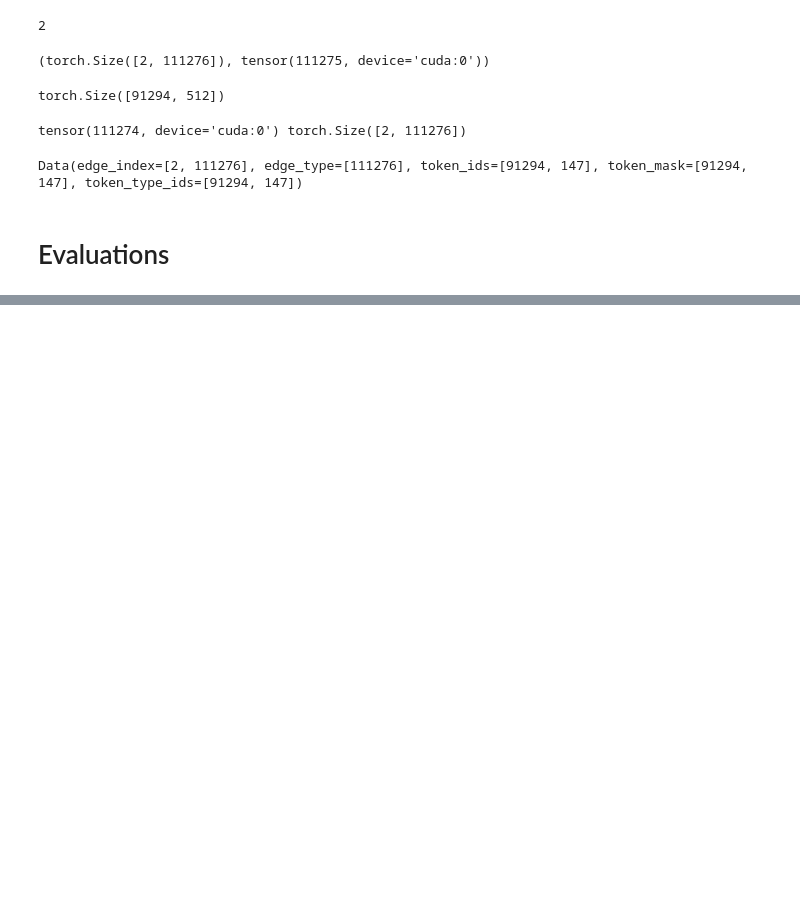
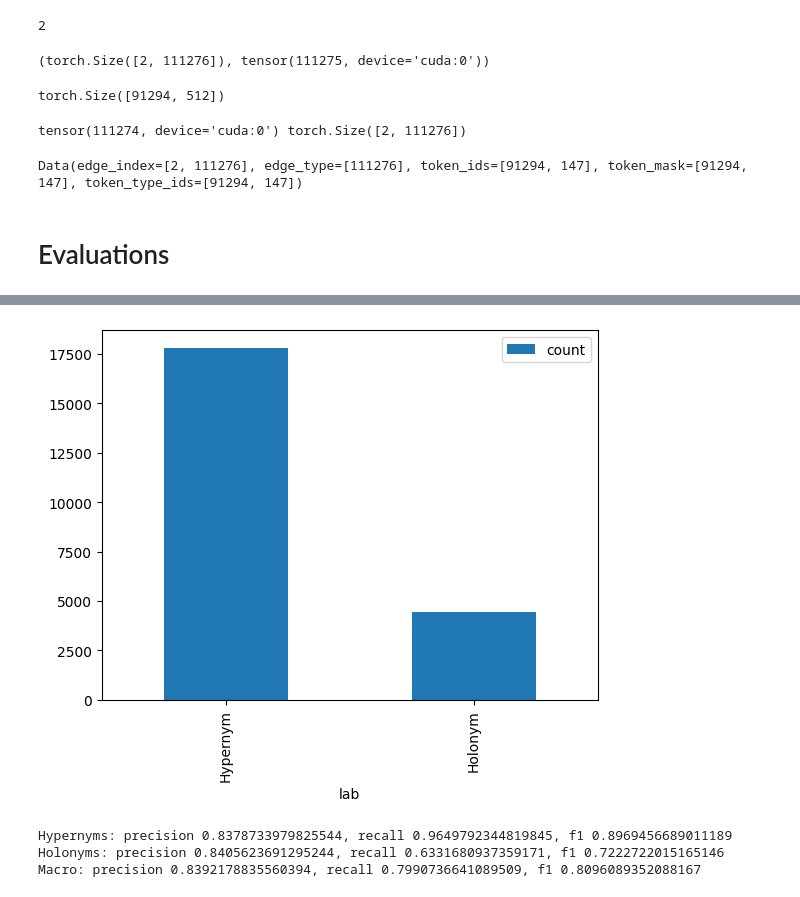
Before and after one commit to jpelayx/nlp, a Jupyter notebook: model.ipynb, the cells around one changed output, grey strips where cells are left out. Drawn from its saved outputs; the diff is of its cells as text; code cells hidden in the pictures; blank space fills up the shorter version.

```diff
--- a/model.ipynb
+++ b/model.ipynb
@@ -284,0 +267,30 @@ train
+# %%
+class_distribution = pd.DataFrame({'lab':['Hypernym', 'Holonym'],
+                                   'count': [(res['y_true']==1).sum(), (res['y_true']==2).sum()]})
+class_distribution.plot.bar(x='lab', y='count')
+plt.show()
+# %% [output]
+[figure, added]
+# %%
+def precision_recall_f1(res, label):
+    y_true = res['y_true']==label
+    pred = res['y_pred']==label
+    precision = precision_score(y_true, pred)
+    recall = recall_score(y_true, pred)
+    f1 = f1_score(y_true, pred)
+    return precision, recall, f1
+
+p, r, f1 = precision_recall_f1(res, 1)
+print(f'Hypernyms: precision {p}, recall {r}, f1 {f1}')
+
+p, r, f1 = precision_recall_f1(res, 2)
+print(f'Holonyms: precision {p}, recall {r}, f1 {f1}')
+
+p = precision_score(res['y_true'], res['y_pred'], average='macro', labels=[1,2])
+r = recall_score(res['y_true'], res['y_pred'], average='macro', labels=[1,2])
+f1 = f1_score(res['y_true'], res['y_pred'], average='macro', labels=[1,2])
+print(f'Macro: precision {p}, recall {r}, f1 {f1}')
+# %% [output]
+Hypernyms: precision 0.8378733979825544, recall 0.9649792344819845, f1 0.8969456689011189
+Holonyms: precision 0.8405623691295244, recall 0.6331680937359171, f1 0.7222722015165146
+Macro: precision 0.8392178835560394, recall 0.7990736641089509, f1 0.8096089352088167
```
Also changed, not shown: parts of 11 cells of this notebook, 1 other file.
